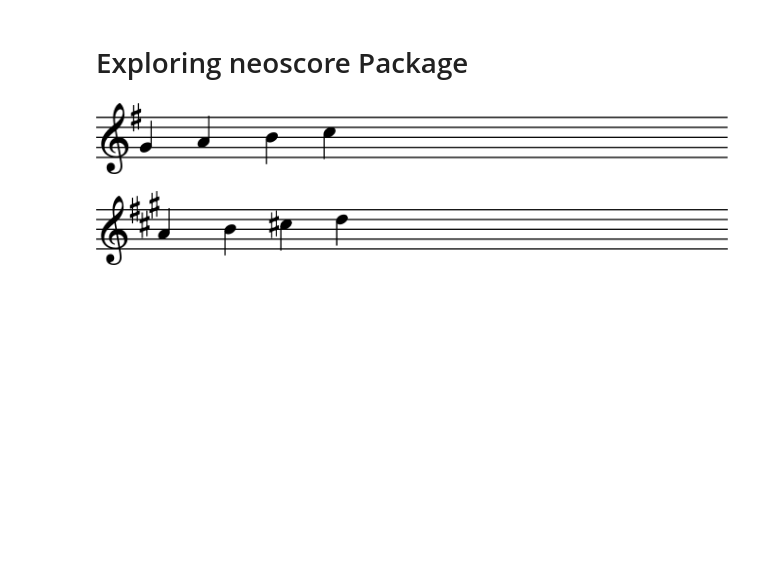
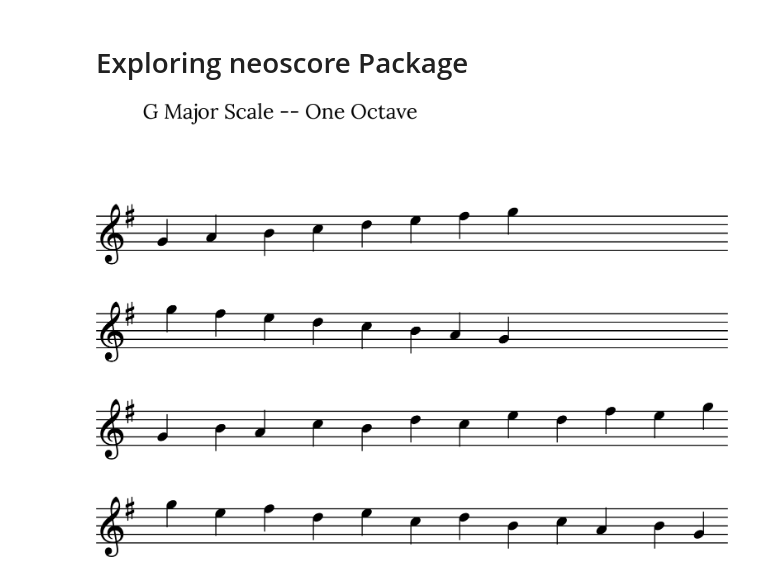
Before and after one commit to jv1522/musheet, a Jupyter notebook: notebooks/sheet_music_experiment.ipynb, the cells around one changed output. Drawn from its saved outputs; the diff is of its cells as text; code cells hidden in the pictures; blank space fills up the shorter version.

Commit message:
updated notebook to render multiple staves

```diff
--- a/notebooks/sheet_music_experiment.ipynb
+++ b/notebooks/sheet_music_experiment.ipynb
@@ -18,18 +32,22 @@ def display_sheet_music(notes="", scale="", clef="treble"):
+# %%
+music_sheet = MusicSheet()
 # %%
-# Render g, a, b, c in g-scale
-display_sheet_music(
-    notes=["g", "a", "b", "c'"],
+# Render g-scale
+g_major_scale_ascending_notes = ["g", "a", "b", "c'", "d'", "e'", "f'", "g'"]
+g_major_scale_descending_notes = g_major_scale_ascending_notes[::-1]
+g_major_scale_ascending_arpegio_notes = [g_major_scale_ascending_notes[i] for sub_index in [[i, i + 2] for i in range(6)] for i in sub_index]
+g_major_scale_descending_arpegio_notes = g_major_scale_ascending_arpegio_notes[::-1]
+music_sheet.render_notes(
+    staves=[
+        g_major_scale_ascending_notes,
+        g_major_scale_descending_notes,
+        g_major_scale_ascending_arpegio_notes,
+        g_major_scale_descending_arpegio_notes
+    ],
     scale="g_major",
-    clef="treble"
+    clef_type="treble",
+    title_text="G Major Scale -- One Octave",
+    pdf_file_name="1_g_major_one_octave"
 )
 # %% [output]
-[figure, old version]
+[figure, new version]
-# %%
-# Render a, b, c#, d in a-major-scale
-display_sheet_music(
-    notes=["a", "b", "c#'", "d'"],
-    scale="a_major",
-    clef="treble"
-)
-# %% [output]
-[figure, removed]
```
Also changed, not shown: parts of 1 cell of this notebook, 1 other file.
